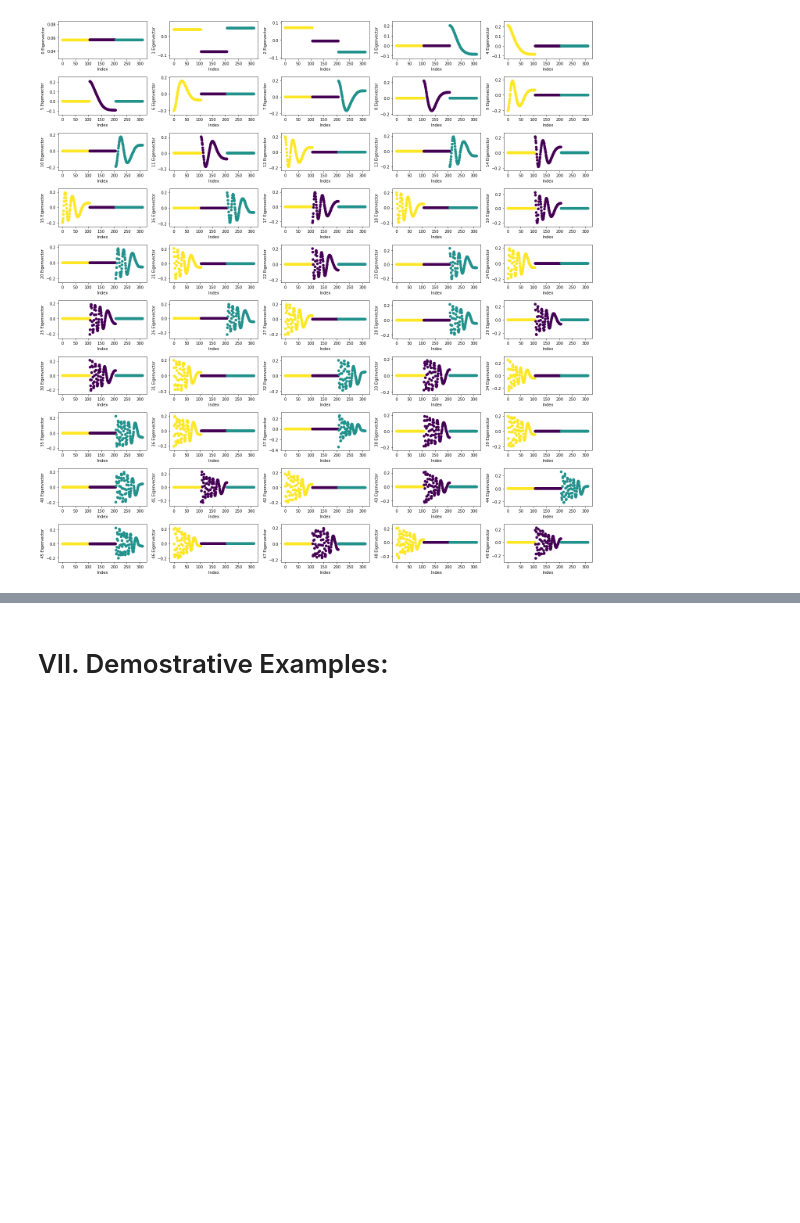
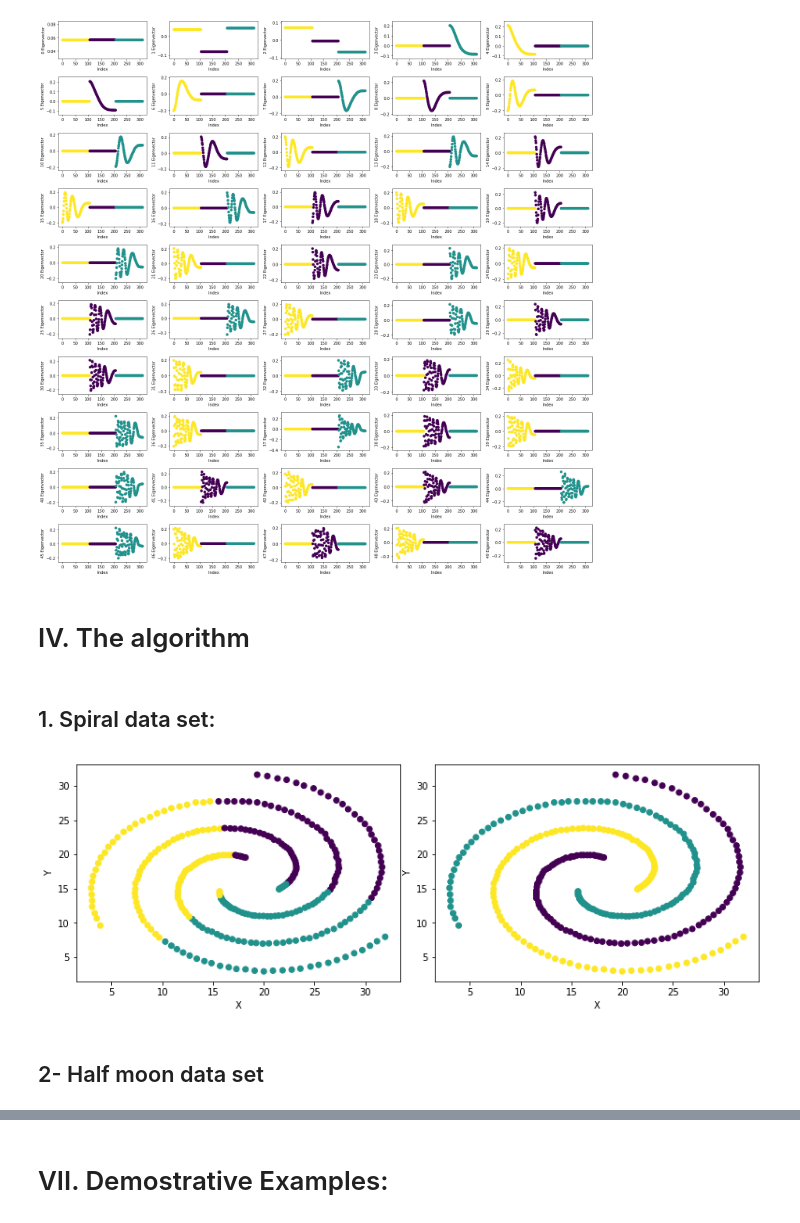
Before and after one commit to msarrias/spectral-clustering, a Jupyter notebook: playground.ipynb, the cells around one changed output, grey strips where cells are left out. Drawn from its saved outputs; the diff is of its cells as text; code cells hidden in the pictures; blank space fills up the shorter version.

```diff
--- a/playground.ipynb
+++ b/playground.ipynb
@@ -123,7 +112,8 @@ eigenvalues.sort()
 # %% [markdown]
 ## Multiplicity of the first eigenvalue
 # %%
-np.where(eigenvalues < 1e-8)[0].shape[0]
+multiplicity_k = (np.where(eigenvalues < 1e-8)[0].shape[0])
+multiplicity_k
 # %% [output]
 3
 # %%
@@ -189,3 +179,37 @@ for i in range(50):
     plt.xlabel ('Index')
 # %% [output]
 [figure]
+# %% [markdown]
+# IV. The algorithm
+# %% [markdown]
+## 1. Spiral data set:
+# %%
+#New data coordinates:
+V = np.zeros((len(rearrangedEvalsVecs), multiplicity_k-1))
+V[:,0]=rearrangedEvalsVecs[1][1]
+V[:,1]=rearrangedEvalsVecs[2][1]
+
+#K-means performance before the change of representation of the data:
+kmeans_spiral_data_coord = KMeans(n_clusters=3,random_state=0).fit(data_points)
+#K-means performance after the change of representation of the data:
+kmeans_new_spiral_data_coord = KMeans(n_clusters=3,random_state=0).fit(V)
+# %%
+x, y = data_points.T
+fig = plt.figure(figsize=(11, 4))
+
+plt.subplot(1, 2, 1)
+plt.tight_layout()
+plt.scatter(x,y,c=kmeans_spiral_data_coord.labels_)
+plt.xlabel("X")
+plt.ylabel("Y")
+
+plt.subplot(1, 2, 2)
+plt.tight_layout()
+plt.scatter(x,y,c=kmeans_new_spiral_data_coord.labels_)
+plt.xlabel("X")
+plt.ylabel("Y")
+plt.show()
+# %% [output]
+[figure, added]
+# %% [markdown]
+## 2- Half moon data set
```
Also changed, not shown: parts of 20 cells of this notebook.
